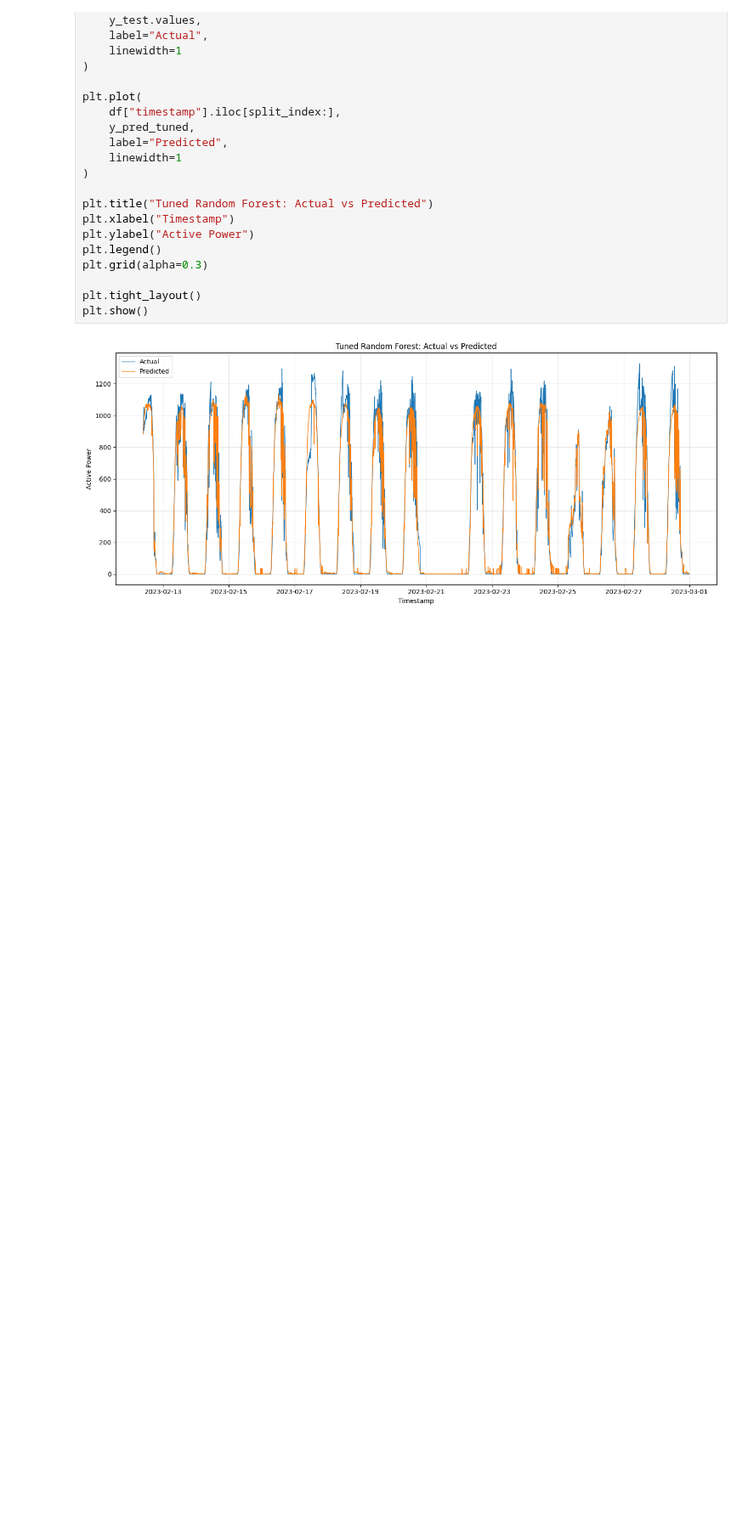
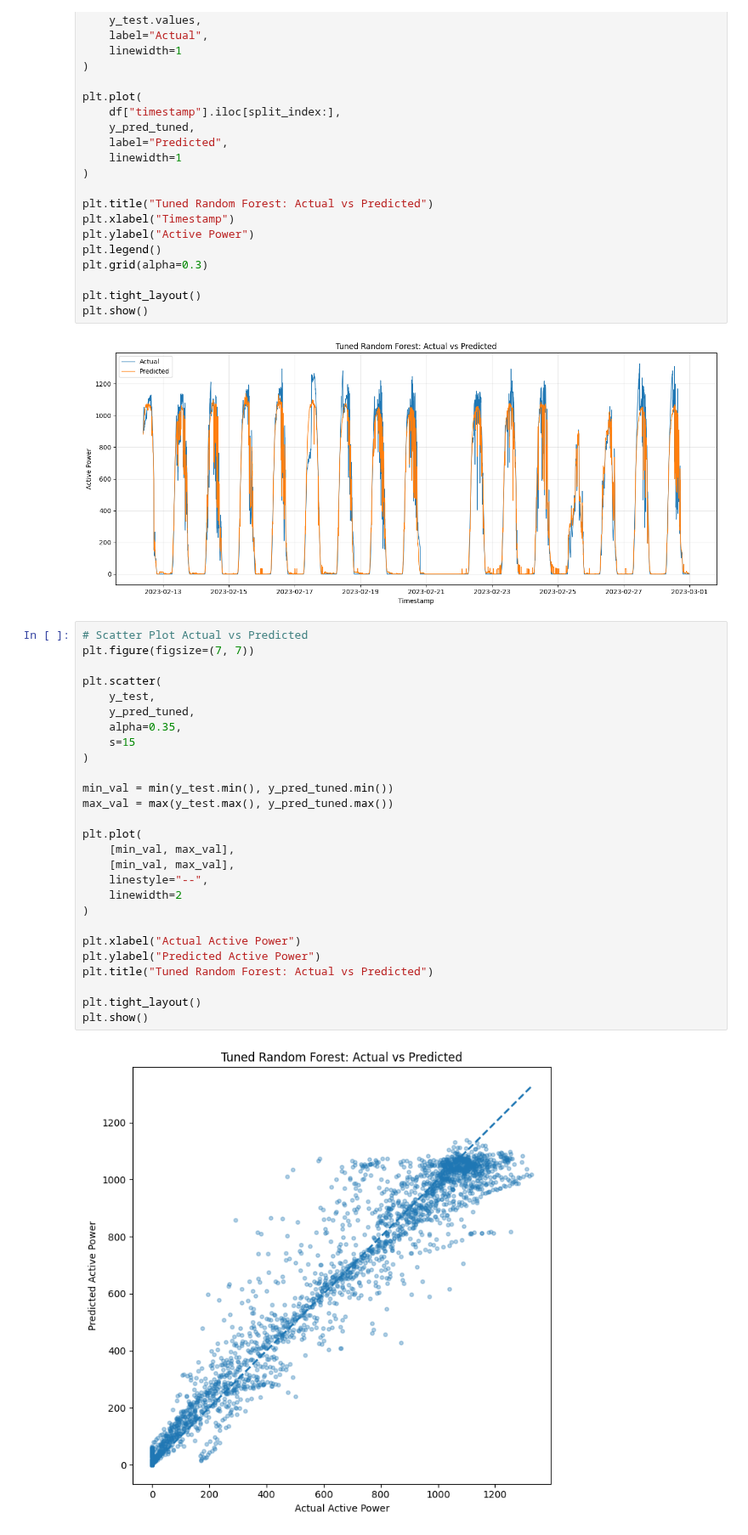
Before and after one commit to galhkoernia/09ProjectData, a Jupyter notebook: notebooks/04_random_forest.ipynb, the cells around one changed output. Shown at 85% size. Drawn from its saved outputs; the diff is of its cells as text; blank space fills up the shorter version.

```diff
--- a/notebooks/04_random_forest.ipynb
+++ b/notebooks/04_random_forest.ipynb
@@ -656,3 +656,32 @@ plt.tight_layout()
 plt.show()
 # %% [output]
 [figure]
+# %%
+# Scatter Plot Actual vs Predicted
+plt.figure(figsize=(7, 7))
+
+plt.scatter(
+    y_test,
+    y_pred_tuned,
+    alpha=0.35,
+    s=15
+)
+
+min_val = min(y_test.min(), y_pred_tuned.min())
+max_val = max(y_test.max(), y_pred_tuned.max())
+
+plt.plot(
+    [min_val, max_val],
+    [min_val, max_val],
+    linestyle="--",
+    linewidth=2
+)
+
+plt.xlabel("Actual Active Power")
+plt.ylabel("Predicted Active Power")
+plt.title("Tuned Random Forest: Actual vs Predicted")
+
+plt.tight_layout()
+plt.show()
+# %% [output]
+[figure, added]
```
Also changed, not shown: parts of 6 cells of this notebook, 3 other files.
